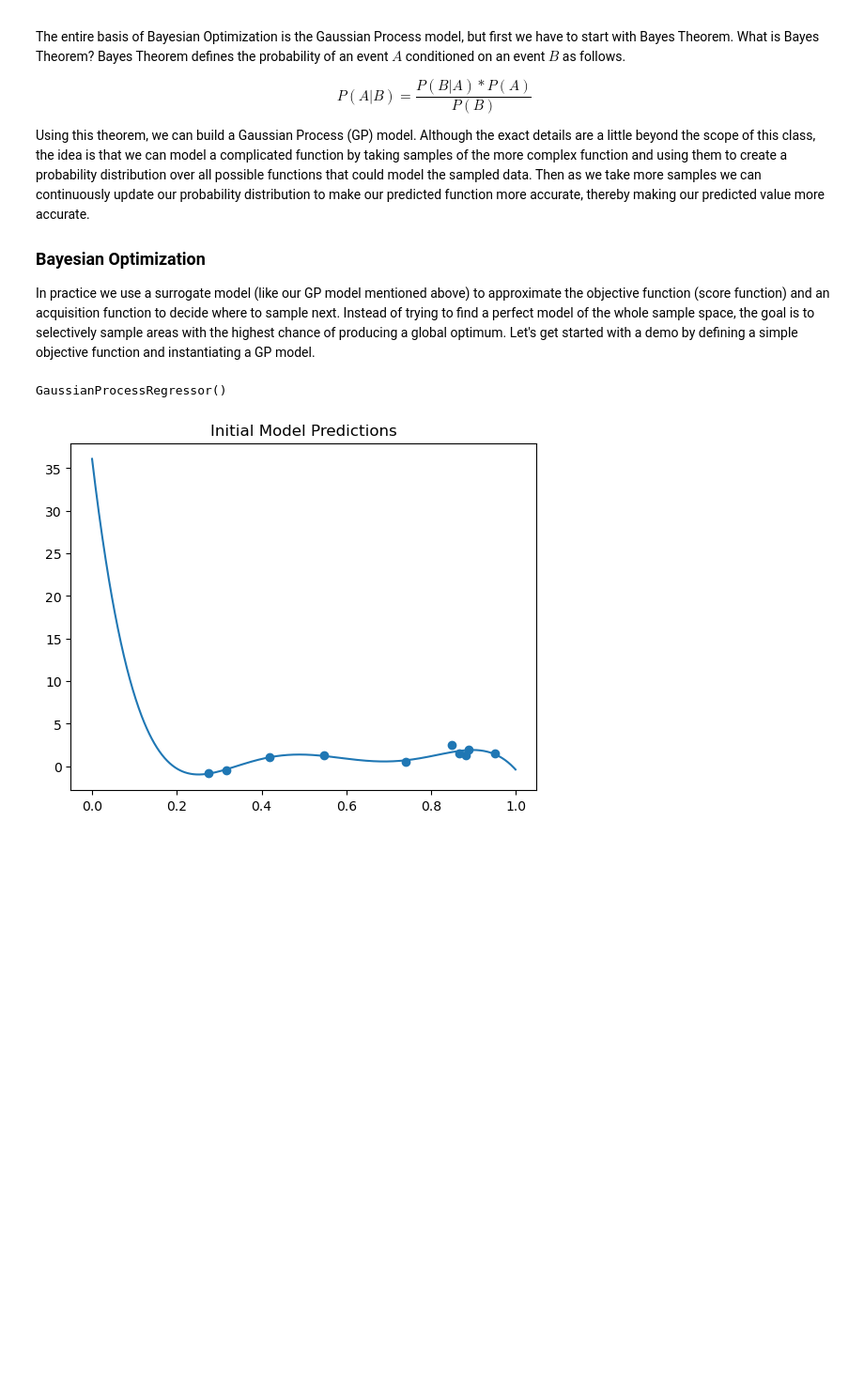
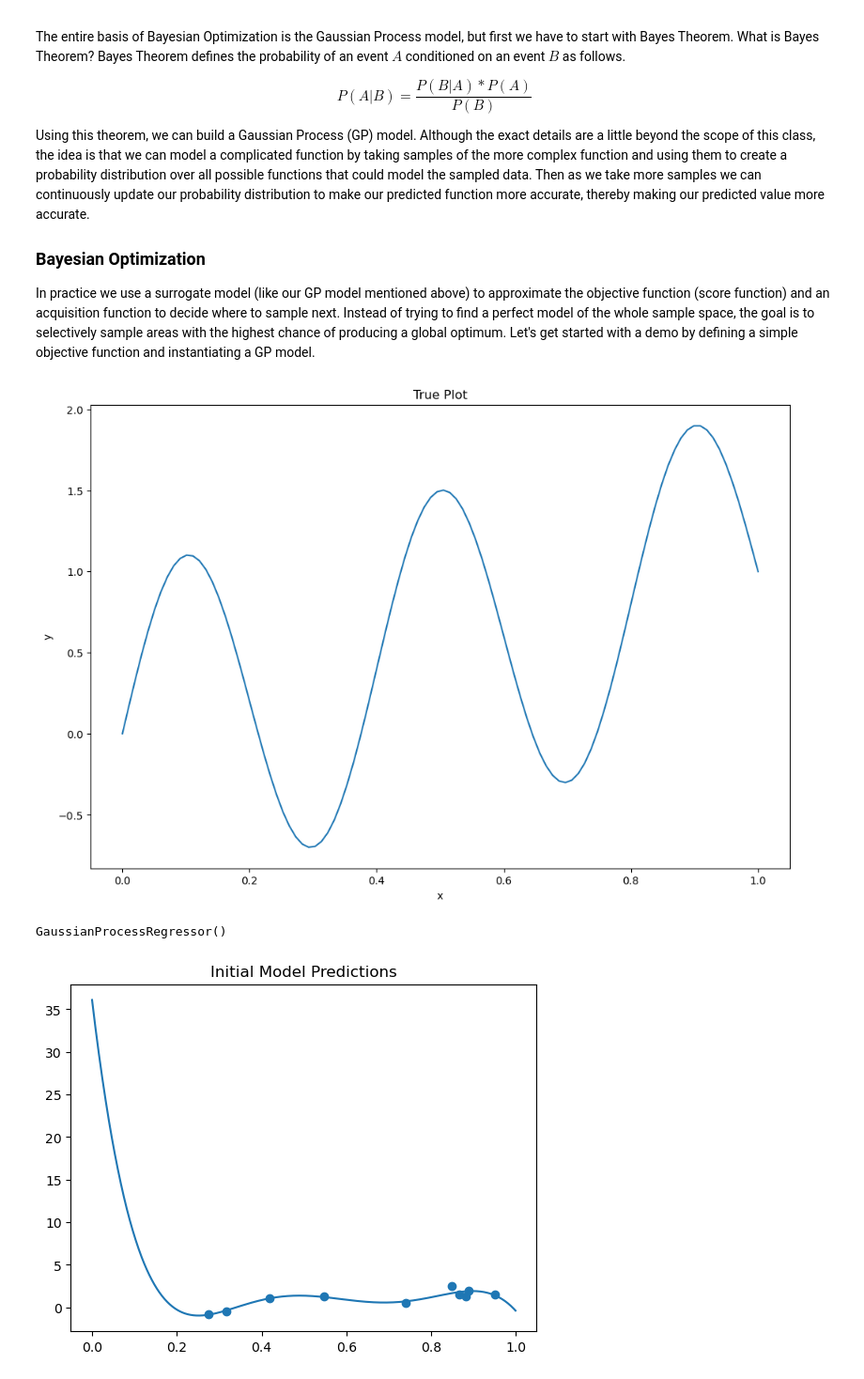
Before and after one commit to asatpathy314/pokemon-mlp, a Jupyter notebook: pokemon.ipynb, the cells around one changed output. Shown at 94% size. Drawn from its saved outputs; the diff is of its cells as text; code cells hidden in the pictures; blank space fills up the shorter version.

Commit message:
pushed new plot

```diff
--- a/pokemon.ipynb
+++ b/pokemon.ipynb
@@ -32,19 +32,32 @@ Using this theorem, we can build a Gaussian Process (GP) model. Although the exa
 ### Bayesian Optimization
 In practice we use a surrogate model (like our GP model mentioned above) to approximate the objective function (score function) and an acquisition function to decide where to sample next. Instead of trying to find a perfect model of the whole sample space, the goal is to selectively sample areas with the highest chance of producing a global optimum. Let's get started with a demo by defining a simple objective function and instantiating a GP model.
 # %%
+def f(x):
+    return np.sin(5* math.pi * x) + x
+
 # Define an expensive objective function that we want to approximate
 def objective(x, noise=0.5):
     random_noise = np.random.normal(scale=noise)
-    return (math.sin(5* math.pi * x) + x) + random_noise
+    return f(x) + random_noise
+
+x_vals_func = np.linspace(0, 1, 100)
+y_vals_func = f(x_vals_func)
+plt.figure(figsize=(12, 8))
+plt.plot(x_vals_func, y_vals_func)
+plt.xlabel('x')
+plt.ylabel('y')
+plt.title('True Plot')
+plt.show()
 
 # Generate initial samples with noise
 X = np.random.random(10).reshape(-1, 1)
 y = np.array([objective(x) for x in X]).reshape(-1, 1)
 
 # Instantiate the model
 gp_model = GaussianProcessRegressor()
 gp_model.fit(X, y)
 # %% [output]
+[figure, added]
 GaussianProcessRegressor()
 # %%
 # Define a visualization function that plots prediction vs. actual
```
Also changed, not shown: parts of 5 cells of this notebook.
